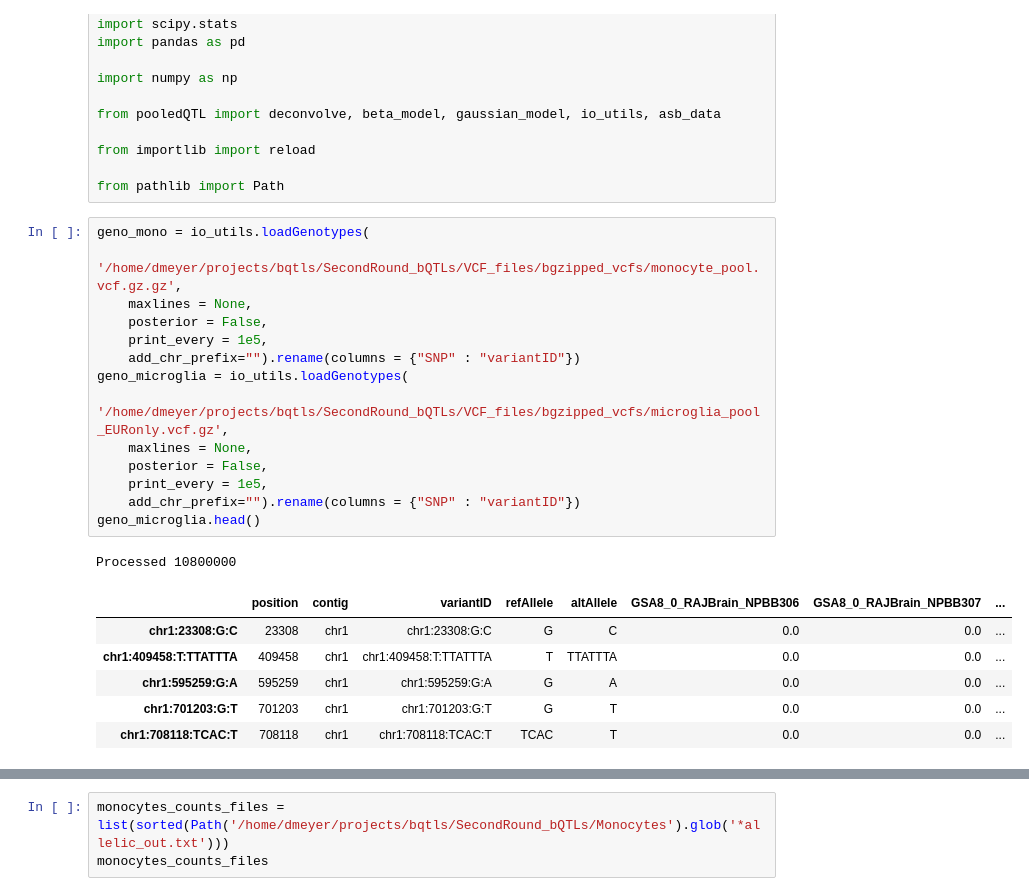
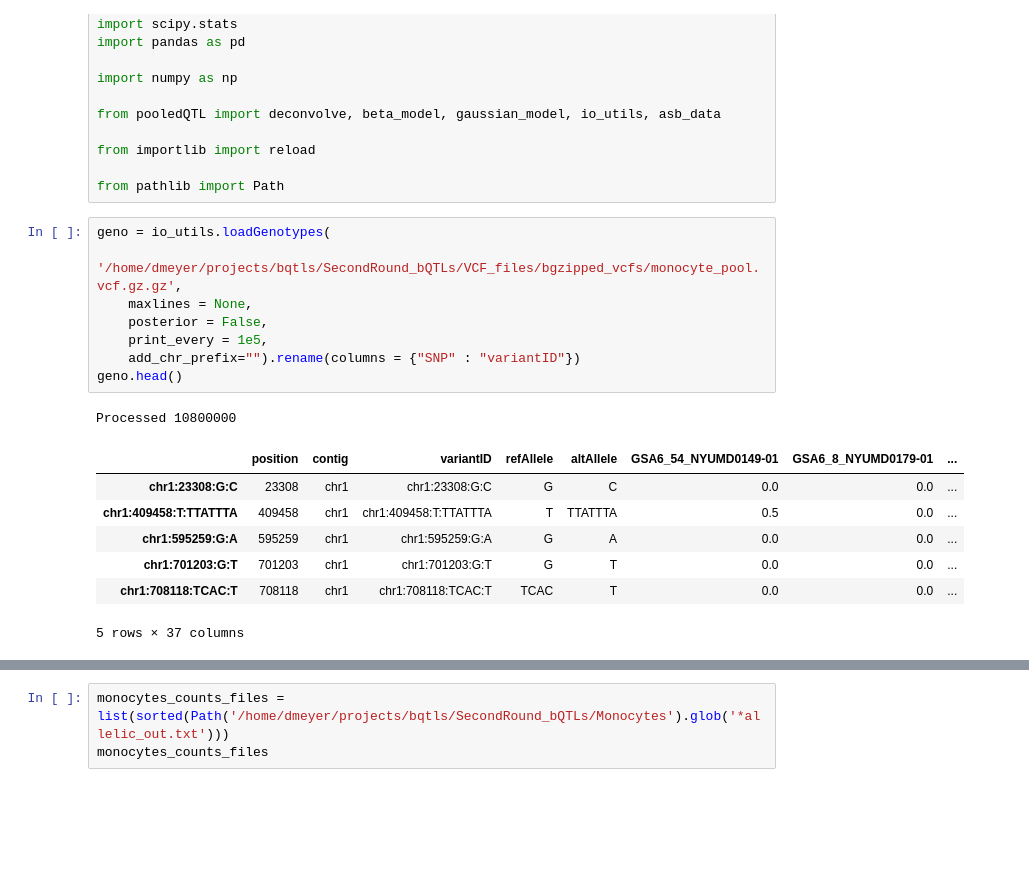
Before and after one commit to daklab/poolqtl, a Jupyter notebook: src/ariana_round2.ipynb, the cells around one changed output, grey strips where cells are left out. Saved outputs shown, nothing was run; the diff lists cells and outputs as text; blank space fills up the shorter version.

```diff
--- a/src/ariana_round2.ipynb
+++ b/src/ariana_round2.ipynb
@@ -17,24 +17,19 @@ from importlib import reload
 
 from pathlib import Path
 # %%
-geno_mono = io_utils.loadGenotypes(
+geno = io_utils.loadGenotypes(
     '/home/dmeyer/projects/bqtls/SecondRound_bQTLs/VCF_files/bgzipped_vcfs/monocyte_pool.vcf.gz.gz',
     maxlines = None,
     posterior = False,
     print_every = 1e5,
     add_chr_prefix="").rename(columns = {"SNP" : "variantID"})
-geno_microglia = io_utils.loadGenotypes(
-    '/home/dmeyer/projects/bqtls/SecondRound_bQTLs/VCF_files/bgzipped_vcfs/microglia_pool_EURonly.vcf.gz',
-    maxlines = None,
-    posterior = False,
-    print_every = 1e5,
-    add_chr_prefix="").rename(columns = {"SNP" : "variantID"})
-geno_microglia.head()
+geno.head()
 # %% [output]
 Processed 10800000
-|  | position | contig | variantID | refAllele | altAllele | GSA8_0_RAJBrain_NPBB306 | GSA8_0_RAJBrain_NPBB307 | ... |
+|  | position | contig | variantID | refAllele | altAllele | GSA6_54_NYUMD0149-01 | GSA6_8_NYUMD0179-01 | ... |
 | chr1:23308:G:C | 23308 | chr1 | chr1:23308:G:C | G | C | 0.0 | 0.0 | ... |
-| chr1:409458:T:TTATTTA | 409458 | chr1 | chr1:409458:T:TTATTTA | T | TTATTTA | 0.0 | 0.0 | ... |
+| chr1:409458:T:TTATTTA | 409458 | chr1 | chr1:409458:T:TTATTTA | T | TTATTTA | 0.5 | 0.0 | ... |
 | chr1:595259:G:A | 595259 | chr1 | chr1:595259:G:A | G | A | 0.0 | 0.0 | ... |
 | chr1:701203:G:T | 701203 | chr1 | chr1:701203:G:T | G | T | 0.0 | 0.0 | ... |
 | chr1:708118:TCAC:T | 708118 | chr1 | chr1:708118:TCAC:T | TCAC | T | 0.0 | 0.0 | ... |
+5 rows × 37 columns
```
Also changed, not shown: parts of 40 cells of this notebook.
